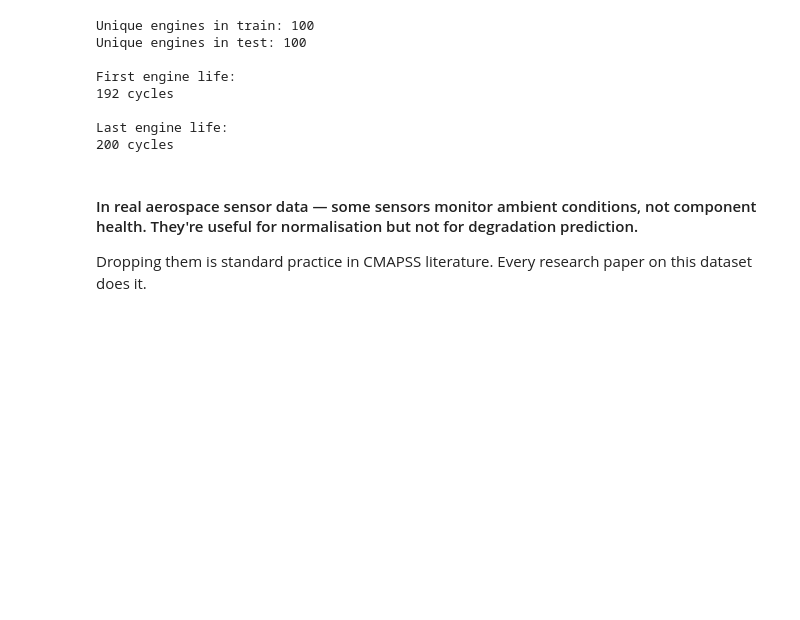
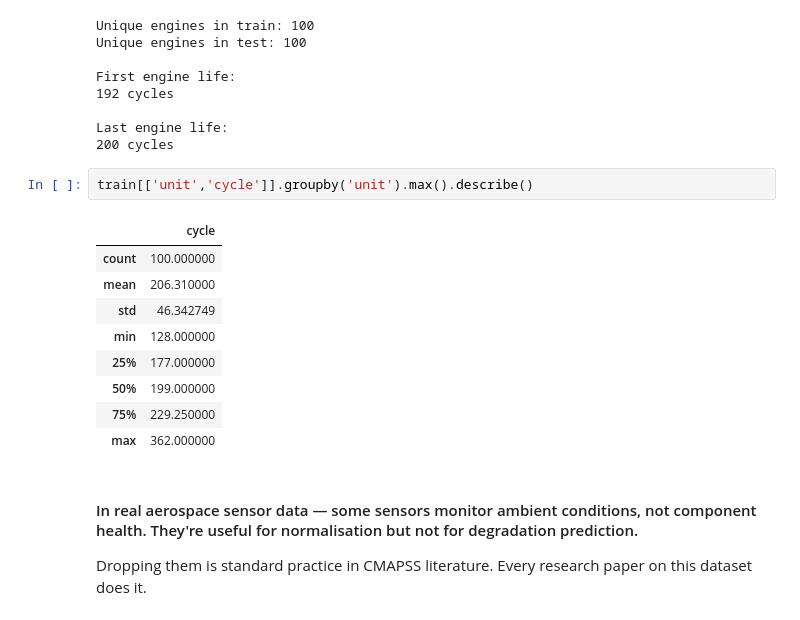
Before and after one commit to Spoorthy2001/ml_as_beginner, a Jupyter notebook: projects/hence_proved/06_nasa_cmapss_rul_prediction.ipynb, the cells around one changed output. Drawn from its saved outputs; the diff is of its cells as text; blank space fills up the shorter version.

```diff
--- a/projects/hence_proved/06_nasa_cmapss_rul_prediction.ipynb
+++ b/projects/hence_proved/06_nasa_cmapss_rul_prediction.ipynb
@@ -116,6 +116,18 @@ First engine life:
 
 Last engine life:
 200 cycles
+# %%
+train[['unit','cycle']].groupby('unit').max().describe()
+# %% [output]
+|  | cycle |
+| count | 100.000000 |
+| mean | 206.310000 |
+| std | 46.342749 |
+| min | 128.000000 |
+| 25% | 177.000000 |
+| 50% | 199.000000 |
+| 75% | 229.250000 |
+| max | 362.000000 |
 # %% [markdown]
 #### In real aerospace sensor data — some sensors monitor ambient conditions, not component health. They're useful for normalisation but not for degradation prediction.
 Dropping them is standard practice in CMAPSS literature. Every research paper on this dataset does it.
```
Also changed, not shown: 2 other files.
